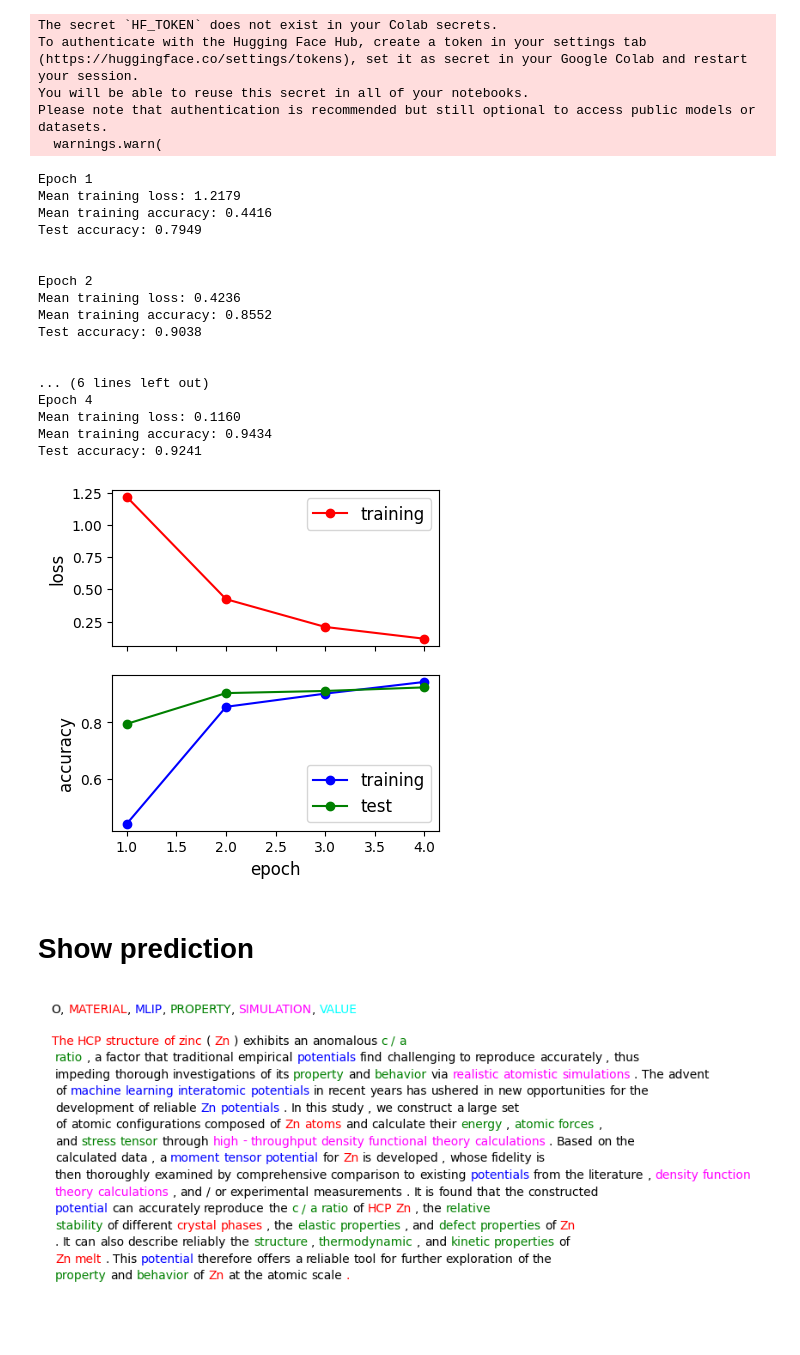
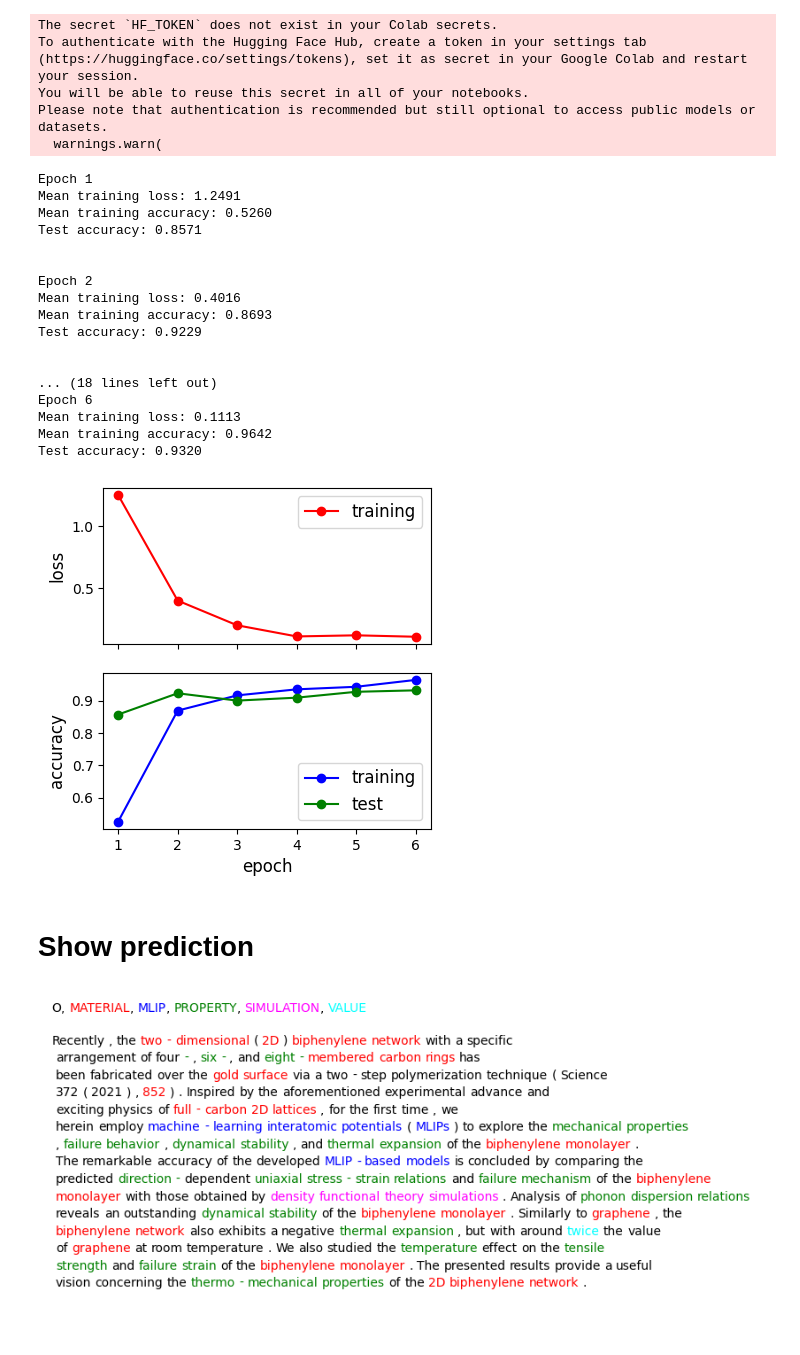
Before and after one commit to BOWENmeZHENG/Bert-NER, a Jupyter notebook: train_ner_MLIP.ipynb, the cells around one changed output. Cells and saved outputs as stored; diff of their text form; code cells hidden in the pictures.

```diff
--- a/train_ner_MLIP.ipynb
+++ b/train_ner_MLIP.ipynb
@@ -31,7 +31,7 @@ SEED = 1421
 MAX_LENGTH = 512
 CLASS_WEIGHTS = [0.1, 1., 1., 1., 1., 1.]
 LEARNING_RATE = 0.0001
-N_EPOCHS = 4
+N_EPOCHS = 6
 # %%
 ut.seed_everything(SEED)
 # %%
@@ -49,45 +49,45 @@ model, train_losses, train_accuracies, test_accuracies, pred_classes, true_class
    'train_test_data/data_train.json', 'train_test_data/data_test.json', CLASSES, N_DATA, BATCH_SIZE, SEED, MAX_LENGTH, CLASS_WEIGHTS, LEARNING_RATE, N_EPOCHS, plot=True, save_model=True)
 # %% [output]
 Epoch 1
-Mean training loss: 1.2179
-Mean training accuracy: 0.4416
-Test accuracy: 0.7949
+Mean training loss: 1.2491
+Mean training accuracy: 0.5260
+Test accuracy: 0.8571
 
 
 Epoch 2
-Mean training loss: 0.4236
-Mean training accuracy: 0.8552
-Test accuracy: 0.9038
+Mean training loss: 0.4016
+Mean training accuracy: 0.8693
+Test accuracy: 0.9229
 
 
-... (6 lines left out)
-Epoch 4
-Mean training loss: 0.1160
-Mean training accuracy: 0.9434
-Test accuracy: 0.9241
+... (18 lines left out)
+Epoch 6
+Mean training loss: 0.1113
+Mean training accuracy: 0.9642
+Test accuracy: 0.9320
-[figure, old version]
+[figure, new version]
 # %% [markdown]
 # Show prediction
 # %%
-sample_id = 1
+sample_id = 0
 word_list = data_list[sample_id]['words']
 labels = true_all
 predictions = pred_all[sample_id, :, :].max(dim=0)[1]
 colors = ['black', 'red', 'blue', 'green', 'magenta', 'cyan']
 real_preds = predictions[:len(word_list)]
 word_list_marked = ['<' + w + '>' for w in word_list]
 markers = [{"color": colors[i]} for i in real_preds]
 j = 0
 for i in range(len(word_list)):
     if (i + 1) % 15 == 0:
         word_list_marked.insert(i + j, '\n')
         j += 1
 fig, ax = plt.subplots()
 ax.set_axis_off()
 HighlightText(x=0., y=1, s='<O>, <MATERIAL>, <MLIP>, <PROPERTY>, <SIMULATION>, <VALUE>',
               highlight_textprops=[{"color": c} for c in colors], ax=ax)
 HighlightText(x=0., y=0.9, s=' '.join(word_list_marked),
               highlight_textprops=markers, ax=ax)
 plt.show()
 # %% [output]
-[figure, old version]
+[figure, new version]
```
Also changed, not shown: parts of 1 cell of this notebook, 3 other files.
